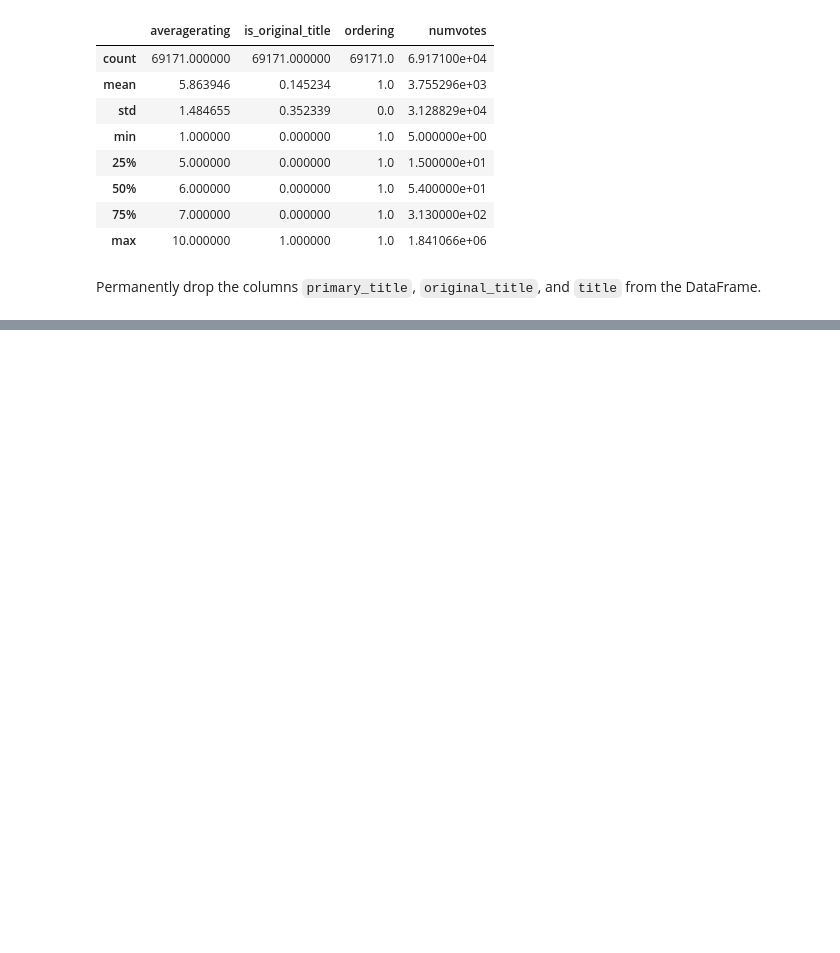
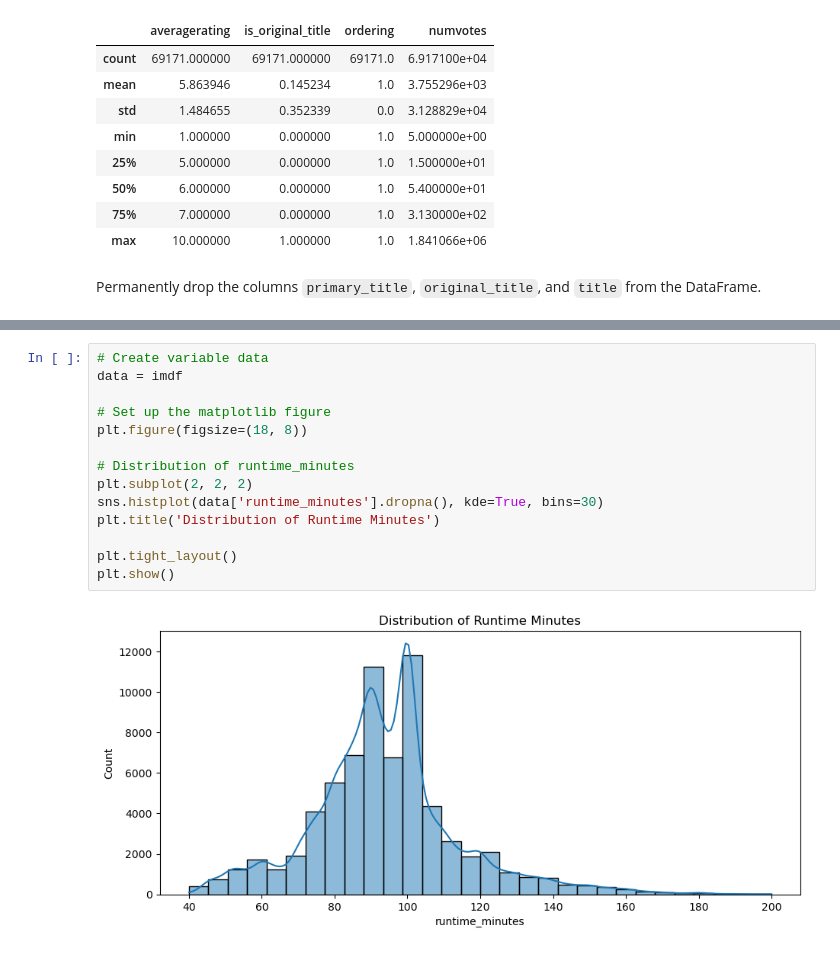
Before and after one commit to Gladwellchebelyon/GROUP7_BOX_OFFICE_MOVIES_ANALYSIS, a Jupyter notebook: isaac.ipynb, the cells around one changed output, grey strips where cells are left out. Drawn from its saved outputs; the diff is of its cells as text; blank space fills up the shorter version.

```diff
--- a/isaac.ipynb
+++ b/isaac.ipynb
@@ -376,0 +456,16 @@ imdf.drop(['primary_title', 'original_title', 'title'], axis=1, inplace=True)
+# %%
+# Create variable data
+data = imdf
+
+# Set up the matplotlib figure
+plt.figure(figsize=(18, 8))
+
+# Distribution of runtime_minutes
+plt.subplot(2, 2, 2)
+sns.histplot(data['runtime_minutes'].dropna(), kde=True, bins=30)
+plt.title('Distribution of Runtime Minutes')
+
+plt.tight_layout()
+plt.show()
+# %% [output]
+[figure, added]
```
Also changed, not shown: parts of 17 cells of this notebook.
